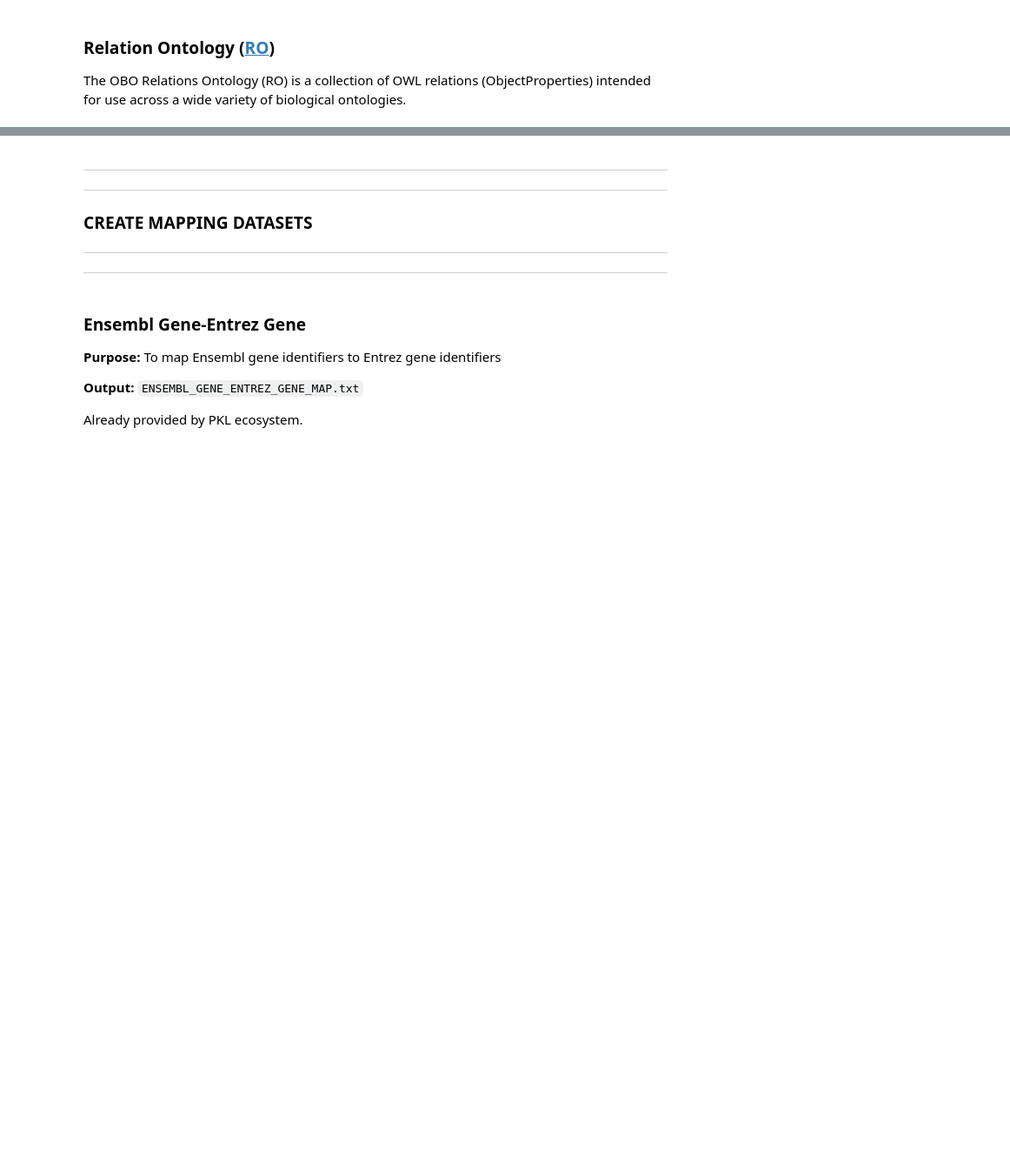
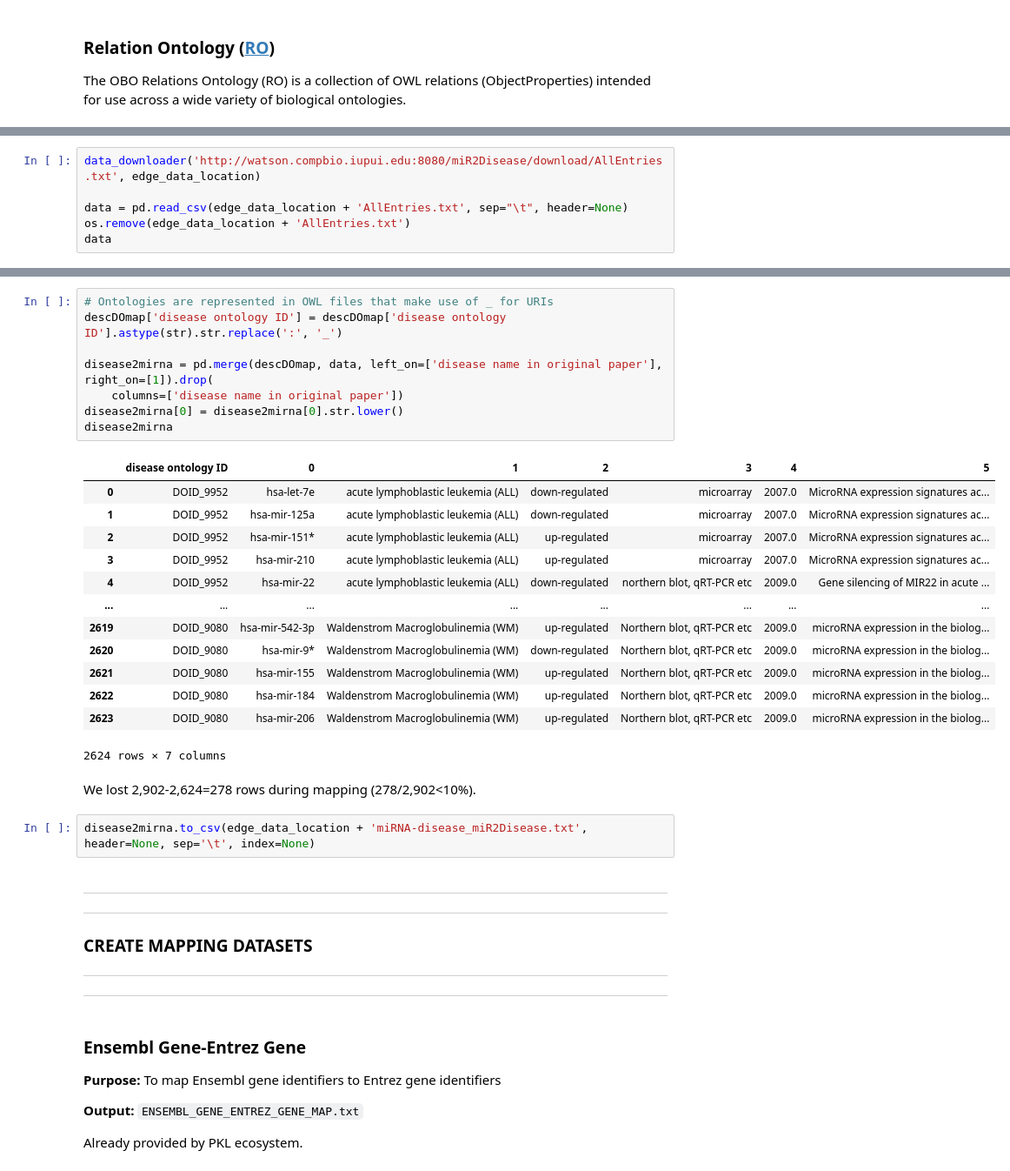
Before and after one commit to emanuelecavalleri/testRNA-KG, a Jupyter notebook: notebooks/RNA-KG_Preparation.ipynb, the cells around one changed output, grey strips where cells are left out. Shown at 87% size. Saved outputs shown, nothing was run; the diff lists cells and outputs as text; blank space fills up the shorter version.

```diff
--- a/notebooks/RNA-KG_Preparation.ipynb
+++ b/notebooks/RNA-KG_Preparation.ipynb
@@ -181,0 +309,6 @@ if not os.path.exists(ontology_data_location + 'ncro_with_imports.owl'):
+# %%
+data_downloader('http://watson.compbio.iupui.edu:8080/miR2Disease/download/AllEntries.txt', edge_data_location)
+
+data = pd.read_csv(edge_data_location + 'AllEntries.txt', sep="\t", header=None)
+os.remove(edge_data_location + 'AllEntries.txt')
+data
@@ -182,3 +352,29 @@ if not os.path.exists(ontology_data_location + 'ncro_with_imports.owl'):
+# %%
+# Ontologies are represented in OWL files that make use of _ for URIs
+descDOmap['disease ontology ID'] = descDOmap['disease ontology ID'].astype(str).str.replace(':', '_')
+
+disease2mirna = pd.merge(descDOmap, data, left_on=['disease name in original paper'], right_on=[1]).drop(
+    columns=['disease name in original paper'])
+disease2mirna[0] = disease2mirna[0].str.lower()
+disease2mirna
+# %% [output]
+|  | disease ontology ID | 0 | 1 | 2 | 3 | 4 | 5 |
+| 0 | DOID_9952 | hsa-let-7e | acute lymphoblastic leukemia (ALL) | down-regulated | microarray | 2007.0 | MicroRNA expression signatures ac... |
+| 1 | DOID_9952 | hsa-mir-125a | acute lymphoblastic leukemia (ALL) | down-regulated | microarray | 2007.0 | MicroRNA expression signatures ac... |
+| 2 | DOID_9952 | hsa-mir-151* | acute lymphoblastic leukemia (ALL) | up-regulated | microarray | 2007.0 | MicroRNA expression signatures ac... |
+| 3 | DOID_9952 | hsa-mir-210 | acute lymphoblastic leukemia (ALL) | up-regulated | microarray | 2007.0 | MicroRNA expression signatures ac... |
+| 4 | DOID_9952 | hsa-mir-22 | acute lymphoblastic leukemia (ALL) | down-regulated | northern blot, qRT-PCR etc | 2009.0 | Gene silencing of MIR22 in acute ... |
+| ... | ... | ... | ... | ... | ... | ... | ... |
+| 2619 | DOID_9080 | hsa-mir-542-3p | Waldenstrom Macroglobulinemia (WM) | up-regulated | Northern blot, qRT-PCR etc | 2009.0 | microRNA expression in the biolog... |
+| 2620 | DOID_9080 | hsa-mir-9* | Waldenstrom Macroglobulinemia (WM) | down-regulated | Northern blot, qRT-PCR etc | 2009.0 | microRNA expression in the biolog... |
+| 2621 | DOID_9080 | hsa-mir-155 | Waldenstrom Macroglobulinemia (WM) | up-regulated | Northern blot, qRT-PCR etc | 2009.0 | microRNA expression in the biolog... |
+| 2622 | DOID_9080 | hsa-mir-184 | Waldenstrom Macroglobulinemia (WM) | up-regulated | Northern blot, qRT-PCR etc | 2009.0 | microRNA expression in the biolog... |
+| 2623 | DOID_9080 | hsa-mir-206 | Waldenstrom Macroglobulinemia (WM) | up-regulated | Northern blot, qRT-PCR etc | 2009.0 | microRNA expression in the biolog... |
+2624 rows × 7 columns
+# %% [markdown]
+We lost 2,902-2,624=278 rows during mapping (278/2,902<10%).
+# %%
+disease2mirna.to_csv(edge_data_location + 'miRNA-disease_miR2Disease.txt', header=None, sep='\t', index=None)
 # %% [markdown]
 ***
 ***
```
Also changed, not shown: parts of 57 cells of this notebook.
